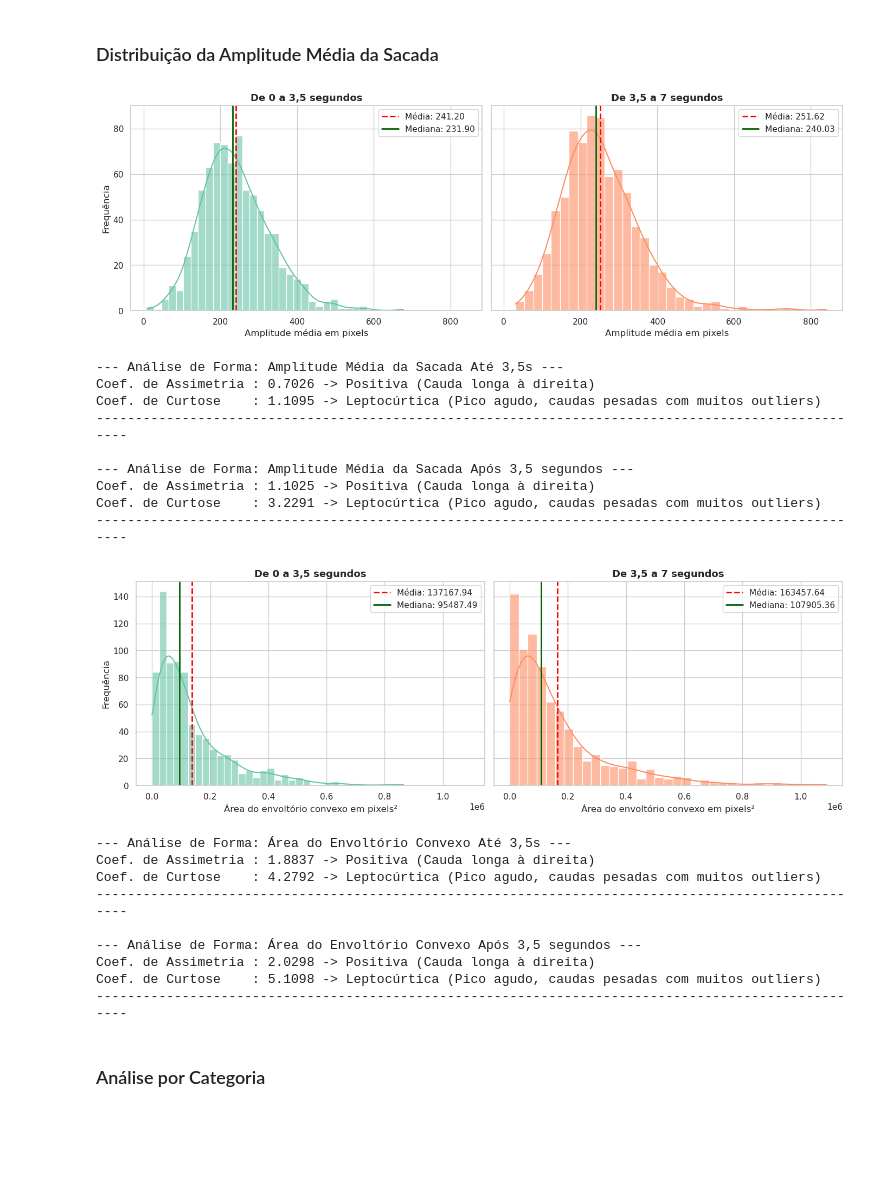
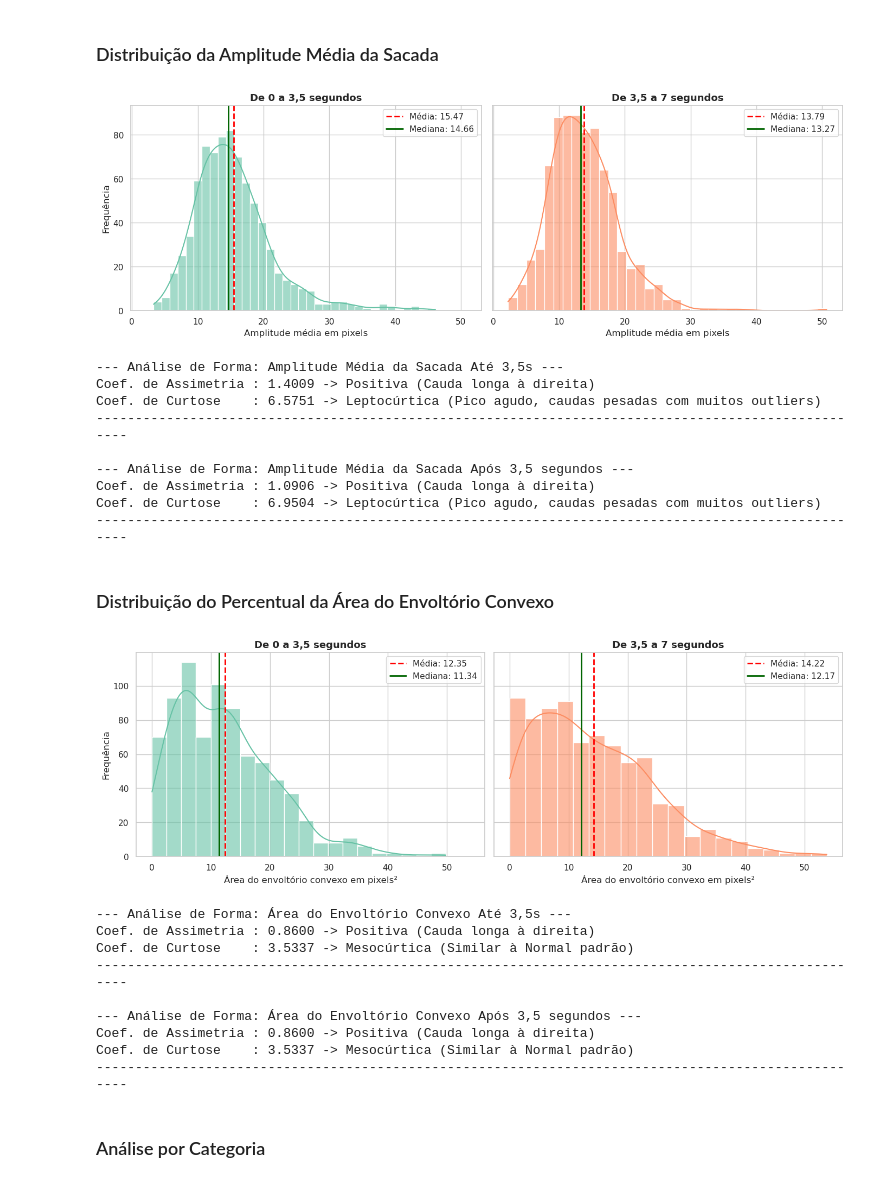
Before and after one commit to rodrigoraupp/hci_eyetracking_analysis, a Jupyter notebook: notebooks/03_analysis.ipynb, the cells around one changed output. Drawn from its saved outputs; the diff is of its cells as text; code cells hidden in the pictures; blank space fills up the shorter version.

```diff
--- a/notebooks/03_analysis.ipynb
+++ b/notebooks/03_analysis.ipynb
@@ -108,14 +118,24 @@ def plot_distribuicao(data_early, data_late, titulo_geral, xlabel, xlim=None, is
 # FUNÇÃO PARA CÁLCULO DE ASSIMETRIA E CURTOSE
 def analisar_assimetria_curtose(data, titulo="Distribuição"):
     """
-    Calcula e classifica a assimetria (skewness) e curtose (kurtosis) de uma distribuição.
+    Calcula e classifica a assimetria e curtose de uma distribuição.
+    A assimetria é calculada utilizando o segundo e o terceiro momentos centrados na média.
+    A curtose é calculada utilizando o segundo e o quarto momentos centrados na média.
     """
+    # validação de input
+    if not isinstance(data, pd.Series):
+        raise ValueError("ERRO: A função deve receber obrigatoriamente um objeto Pandas Series (uma única coluna).")
+
     # remove valores nulos
     data_clean = data.dropna()
 
+    m2 = (((data_clean - data_clean.mean())**2).sum())/data_clean.count()
+    m3 = (((data_clean - data_clean.mean())**3).sum())/data_clean.count()
+    m4 = (((data_clean - data_clean.mean())**4).sum())/data_clean.count()
+
     # cálculo da assimetria e da curtose
-    assimetria = data_clean.skew()
-    curtose = data_clean.kurtosis()
+    assimetria = m3 / (m2 * math.sqrt(m2))
+    curtose = m4 / (m2)**2
 
     # classificação da assimetria
     if assimetria > 0.5:
@@ -126,9 +146,9 @@ def analisar_assimetria_curtose(data, titulo="Distribuição"):
         tipo_assimetria = "Aproximadamente Simétrica"
 
     # classificação da curtose
-    if curtose > 0.5:
+    if curtose > 4:
         tipo_curtose = "Leptocúrtica (Pico agudo, caudas pesadas com muitos outliers)"
-    elif curtose < -0.5:
+    elif curtose < 2:
         tipo_curtose = "Platicúrtica (Achatada, caudas leves)"
     else:
         tipo_curtose = "Mesocúrtica (Similar à Normal padrão)"
@@ -227,6 +256,8 @@ Cada métrica é calculada para as duas janelas de tempo.
 def calcular_area_convex_hull(grupo):
     # extração de coordenadas X e Y
     pontos = grupo[['FPOGX_img', 'FPOGY_img']].dropna().values
+    # área em pixels ao quadrado
+    area_imagem = grupo['width'].iloc[0] * grupo['height'].iloc[0]
 
     # remove pontos sobrepostos
     pontos = np.unique(pontos, axis=0)
@@ -240,7 +271,7 @@ def calcular_area_convex_hull(grupo):
         hull = ConvexHull(pontos)
 
         # scipy retorna volume, vai entender...
-        return hull.volume
+        return (hull.volume / area_imagem) * 100
     except Exception:
         # se for uma linha reta, não tem área
         return 0.0
@@ -250,7 +283,7 @@ df_fixacao_global = df_fixacao_base.copy()
 df_fixacao_global['janela_temporal'] = 'global'
 
 # juntando no mesmo dataframe
-df_fixacao_completo = pd.concat([df_fixacao_base, df_fixacao_global])
+df_fixacao_completo = pd.concat([df_fixacao_base, df_fixacao_global], ignore_index=True)
 
 # calculando métricas de fixação para early, late e global
 df_fixation_metrics = (
@@ -259,7 +292,7 @@ df_fixation_metrics = (
         'num_fixacoes': len(g),
         'tempo_medio': g['FPOGD'].mean(),
         #'pupila_media': g['LPMM'].mean(), # extração de pupila
-        'convex_hull_area': calcular_area_convex_hull(g)
+        'convex_hull_percent': calcular_area_convex_hull(g)
     }), include_groups=False)
     .unstack(fill_value=0) # rotação, criando as 3 colunas de janelas
 )
@@ -275,7 +308,7 @@ df_sacadas_global['janela_temporal'] = 'global'
 df_sacadas_completo = pd.concat([df_sacadas_base, df_sacadas_global])
 
 df_saccade_metrics = (
-    df_sacadas_completo.groupby(['participant_id', 'MEDIA_NAME', 'janela_temporal'])['SACCADE_MAG']
+    df_sacadas_completo.groupby(['participant_id', 'MEDIA_NAME', 'janela_temporal'])['SACCADE_MAG_UI_percent']
     .agg(amplitude_media='mean')
     .unstack(fill_value=np.nan) # preencher com NaN em vez de 0
 )
@@ -514,45 +581,47 @@ analisar_assimetria_curtose(
     "Amplitude Média da Sacada Após 3,5 segundos"
 )
 # %% [output]
-[figure, old version]
+[figure, new version]
 --- Análise de Forma: Amplitude Média da Sacada Até 3,5s ---
-Coef. de Assimetria : 0.7026 -> Positiva (Cauda longa à direita)
-Coef. de Curtose    : 1.1095 -> Leptocúrtica (Pico agudo, caudas pesadas com muitos outliers)
+Coef. de Assimetria : 1.4009 -> Positiva (Cauda longa à direita)
+Coef. de Curtose    : 6.5751 -> Leptocúrtica (Pico agudo, caudas pesadas com muitos outliers)
 ----------------------------------------------------------------------------------------------------
 
 --- Análise de Forma: Amplitude Média da Sacada Após 3,5 segundos ---
-Coef. de Assimetria : 1.1025 -> Positiva (Cauda longa à direita)
-Coef. de Curtose    : 3.2291 -> Leptocúrtica (Pico agudo, caudas pesadas com muitos outliers)
+Coef. de Assimetria : 1.0906 -> Positiva (Cauda longa à direita)
+Coef. de Curtose    : 6.9504 -> Leptocúrtica (Pico agudo, caudas pesadas com muitos outliers)
 ----------------------------------------------------------------------------------------------------
+# %% [markdown]
+### Distribuição do Percentual da Área do Envoltório Convexo
 # %%
 plot_distribuicao(
-    df_metrics['convex_hull_area_early'],
-    df_metrics['convex_hull_area_late'],
+    df_metrics['convex_hull_percent_early'],
+    df_metrics['convex_hull_percent_late'],
     None,
     "Área do envoltório convexo em pixels²",
     None,
     False,
-    bins=35,
+    bins=20,
     save_image='../graphs/distr_convex_hull.pdf'
 )
 analisar_assimetria_curtose(
-    df_metrics['convex_hull_area_early'],
+    df_metrics['convex_hull_percent_late'],
     "Área do Envoltório Convexo Até 3,5s"
 )
 analisar_assimetria_curtose(
-    df_metrics['convex_hull_area_late'],
+    df_metrics['convex_hull_percent_late'],
     "Área do Envoltório Convexo Após 3,5 segundos"
 )
 # %% [output]
-[figure, old version]
+[figure, new version]
 --- Análise de Forma: Área do Envoltório Convexo Até 3,5s ---
-Coef. de Assimetria : 1.8837 -> Positiva (Cauda longa à direita)
-Coef. de Curtose    : 4.2792 -> Leptocúrtica (Pico agudo, caudas pesadas com muitos outliers)
+Coef. de Assimetria : 0.8600 -> Positiva (Cauda longa à direita)
+Coef. de Curtose    : 3.5337 -> Mesocúrtica (Similar à Normal padrão)
 ----------------------------------------------------------------------------------------------------
 
 --- Análise de Forma: Área do Envoltório Convexo Após 3,5 segundos ---
-Coef. de Assimetria : 2.0298 -> Positiva (Cauda longa à direita)
-Coef. de Curtose    : 5.1098 -> Leptocúrtica (Pico agudo, caudas pesadas com muitos outliers)
+Coef. de Assimetria : 0.8600 -> Positiva (Cauda longa à direita)
+Coef. de Curtose    : 3.5337 -> Mesocúrtica (Similar à Normal padrão)
 ----------------------------------------------------------------------------------------------------
 # %% [markdown]
 ### Análise por Categoria
```
Also changed, not shown: parts of 29 cells of this notebook, 1 other file.
